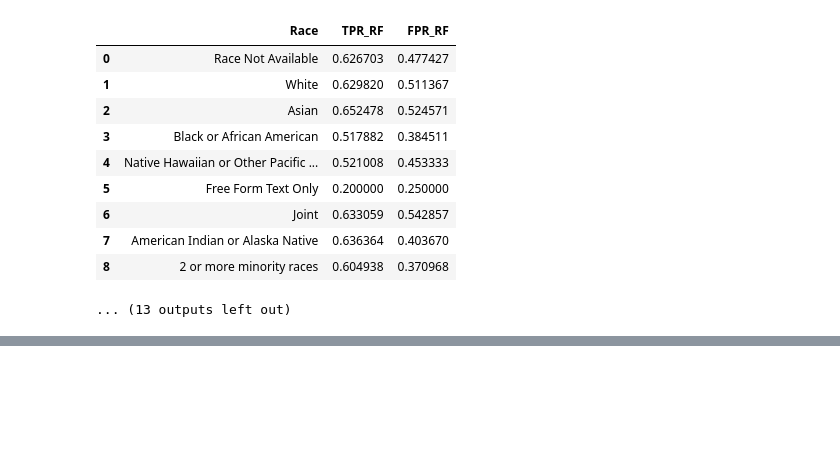
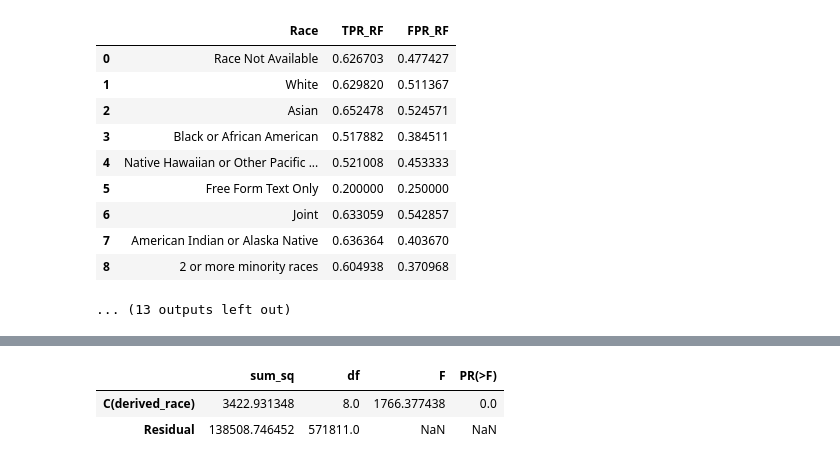
Before and after one commit to Yannick-Tape/data_credit_scoring, a Jupyter notebook: Final_notebook_M_Napo.ipynb, the cells around one changed output, grey strips where cells are left out. Saved outputs shown, nothing was run; the diff lists cells and outputs as text; code cells hidden in the pictures; blank space fills up the shorter version.

```diff
--- a/Final_notebook_M_Napo.ipynb
+++ b/Final_notebook_M_Napo.ipynb
@@ -1785,0 +3816,89 @@ explicites de fairness dans les systèmes de scoring automatisés.
+# %%
+# %% [markdown]
+# # 5. Tests statistiques classiques – t-tests et ANOVA
+#
+# 🔗 Référence thèse :
+# - Section 4.X : "Significance tests"
+# - Utilisation de t-tests & ANOVA pour comparer les taux d’approbation
+#
+# Objectif :
+# - t-test : comparaison des taux d’approbation pré-IA vs IA
+# - ANOVA : differences de taux d’approbation par race et par groupe de revenu
+#
+# Hypothèses :
+# - pre_ai, ai_hmda, ai_acs existent
+# - 'approved' est une variable binaire (0/1)
+# - 'derived_race' existe dans ai_acs
+# - 'acs_median_income' existe dans ai_acs pour définir income_group
+
+
+# %%
+from scipy import stats
+import statsmodels.api as sm
+import statsmodels.formula.api as smf
+
+# 5.1. t-test sur les taux d’approbation pré-IA vs IA
+
+if "approved" in pre_ai.columns and "approved" in ai_hmda.columns:
+    pre_approved = pre_ai["approved"].astype(float)
+    ia_approved  = ai_hmda["approved"].astype(float)
+
+    print("\n=== Test 5.1 – t-test de Student sur les taux d’approbation (pré-IA vs IA) ===")
+    print(f"Pré-IA : mean = {pre_approved.mean():.3f}, n = {len(pre_approved):,}")
+    print(f"IA     : mean = {ia_approved.mean():.3f}, n = {len(ia_approved):,}")
+
+    t_stat, p_val = stats.ttest_ind(pre_approved, ia_approved, equal_var=False)
+    print(f"\nStatistique t (Welch) = {t_stat:.3f}, p-value = {p_val:.3e}")
+else:
+    print("⚠️ Colonne 'approved' manquante dans pre_ai ou ai_hmda – t-test non calculé.")
+
+# 5.2. ANOVA : approbation ~ race (IA, HMDA+ACS)
+
+if "approved" in ai_acs.columns and "derived_race" in ai_acs.columns:
+    anova_race_df = ai_acs[["approved", "derived_race"]].dropna()
+    anova_race_df["approved"] = anova_race_df["approved"].astype(float)
+
+    print("\n=== Test 5.2 – ANOVA (one-way) : approved ~ race (IA, HMDA+ACS) ===")
+    model_race = smf.ols("approved ~ C(derived_race)", data=anova_race_df).fit()
+    anova_race_table = sm.stats.anova_lm(model_race, typ=2)
+    display(anova_race_table)
+
+    anova_race_path = os.path.join(out_dir, "table_5_2_anova_approved_by_race_ia_acs.csv")
+    anova_race_table.to_csv(anova_race_path)
+    print("Table 5.2 ANOVA (race) sauvegardée dans :", anova_race_path)
+else:
+    print("⚠️ 'approved' ou 'derived_race' absent dans ai_acs – ANOVA par race non calculée.")
+
+# 5.3. ANOVA : approbation ~ income_group (IA, HMDA+ACS)
+
+if "approved" in ai_acs.columns and "acs_median_income" in ai_acs.columns:
+    inc_df = ai_acs.copy()
+    s_inc = pd.to_numeric(inc_df["acs_median_income"], errors="coerce")
+    q1, q2 = s_inc.quantile([0.33, 0.66])
+
+    def income_bucket(v):
+        if pd.isna(v):
+            return np.nan
+        if v <= q1:
+            return "Low"
+        elif v <= q2:
+            return "Middle"
+        else:
+            return "High"
+
+    inc_df["income_group"] = s_inc.apply(income_bucket)
+
+    anova_inc_df = inc_df[["approved", "income_group"]].dropna()
+    anova_inc_df["approved"] = anova_inc_df["approved"].astype(float)
+
+    print("\n=== Test 5.3 – ANOVA (one-way) : approved ~ income_group (IA, HMDA+ACS) ===")
+    model_inc = smf.ols("approved ~ C(income_group)", data=anova_inc_df).fit()
+    anova_inc_table = sm.stats.anova_lm(model_inc, typ=2)
+    display(anova_inc_table)
+
+    anova_inc_path = os.path.join(out_dir, "table_5_3_anova_approved_by_income_group_ia_acs.csv")
+    anova_inc_table.to_csv(anova_inc_path)
+    print("Table 5.3 ANOVA (income_group) sauvegardée dans :", anova_inc_path)
+else:
+    print("⚠️ 'approved' ou 'acs_median_income' absent dans ai_acs – ANOVA par revenu non calculée.")
+# %% [output]
@@ -1785,0 +3912,3 @@ explicites de fairness dans les systèmes de scoring automatisés.
+|  | sum_sq | df | F | PR(>F) |
+| C(derived_race) | 3422.931348 | 8.0 | 1766.377438 | 0.0 |
+| Residual | 138508.746452 | 571811.0 | NaN | NaN |
```
Also changed, not shown: parts of 42 cells of this notebook.
